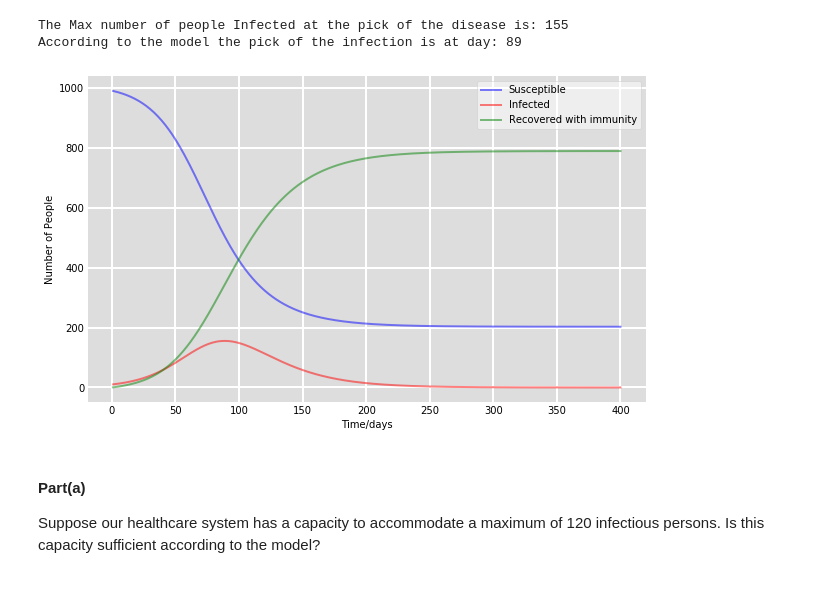
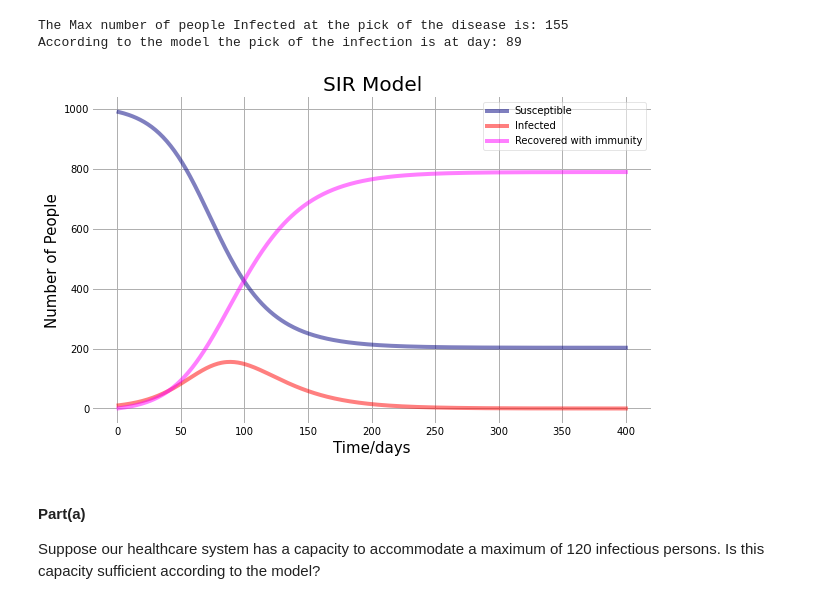
Before and after one commit to rodolfolermacontreras/Mini-2-46-881, a Jupyter notebook: HW2/deliverable2_problems.ipynb, the cells around one changed output. Drawn from its saved outputs; the diff is of its cells as text; code cells hidden in the pictures.

```diff
--- a/HW2/deliverable2_problems.ipynb
+++ b/HW2/deliverable2_problems.ipynb
@@ -92,22 +93,23 @@ The Max number of people Infected at the pick of the disease is: 155
 According to the model the pick of the infection is at day: 89
 # %%
 fig = plt.figure(facecolor='w', figsize=(10,6))
-ax = fig.add_subplot(111, facecolor='#dddddd', axisbelow=True)
-ax.plot(time, S, 'b', alpha=0.5, lw=2, label='Susceptible')
-ax.plot(time, I, 'r', alpha=0.5, lw=2, label='Infected')
-ax.plot(time, R, 'g', alpha=0.5, lw=2, label='Recovered with immunity')
-ax.set_xlabel('Time/days')
-ax.set_ylabel('Number of People')
+ax = fig.add_subplot(111, axisbelow=True)
+ax.plot(time, S, 'navy', alpha=0.5, lw=4, label='Susceptible')
+ax.plot(time, I, 'red', alpha=0.5, lw=4, label='Infected')
+ax.plot(time, R, 'magenta', alpha=0.5, lw=4, label='Recovered with immunity')
+ax.set_xlabel('Time/days', size = 15)
+ax.set_ylabel('Number of People',size = 15)
+ax.set_title('SIR Model',size = 20)
 ax.yaxis.set_tick_params(length=0)
 ax.xaxis.set_tick_params(length=0)
-ax.grid(b=True, which='major', c='w', lw=2, ls='-')
+ax.grid(b=True, which='major', lw=1, ls='-')
 legend = ax.legend()
 legend.get_frame().set_alpha(0.5)
 for spine in ('top', 'right', 'bottom', 'left'):
     ax.spines[spine].set_visible(False)
 plt.show()
 # %% [output]
-[figure, old version]
+[figure, new version]
 # %%
 # import numpy as np
 # from scipy.integrate import odeint
```
Also changed, not shown: parts of 12 cells of this notebook.
